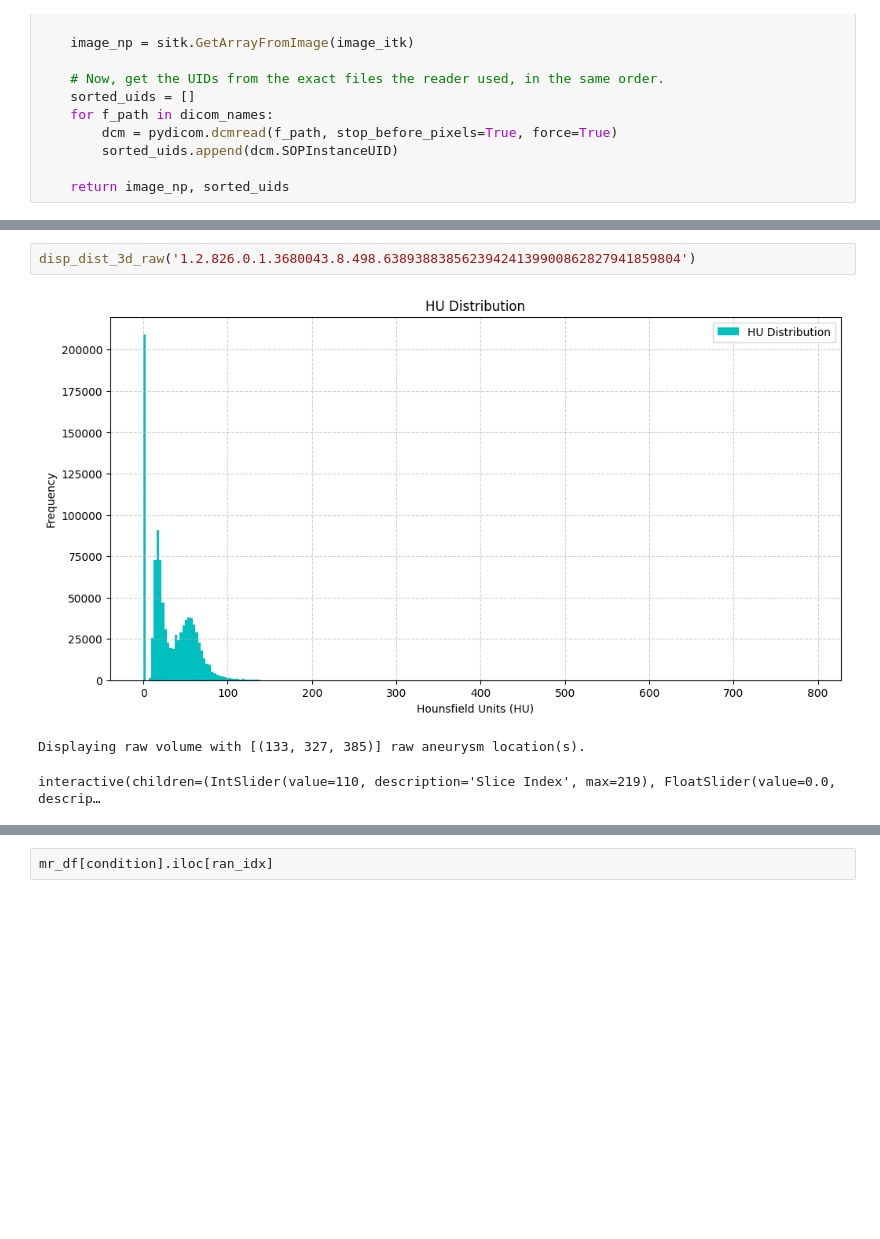
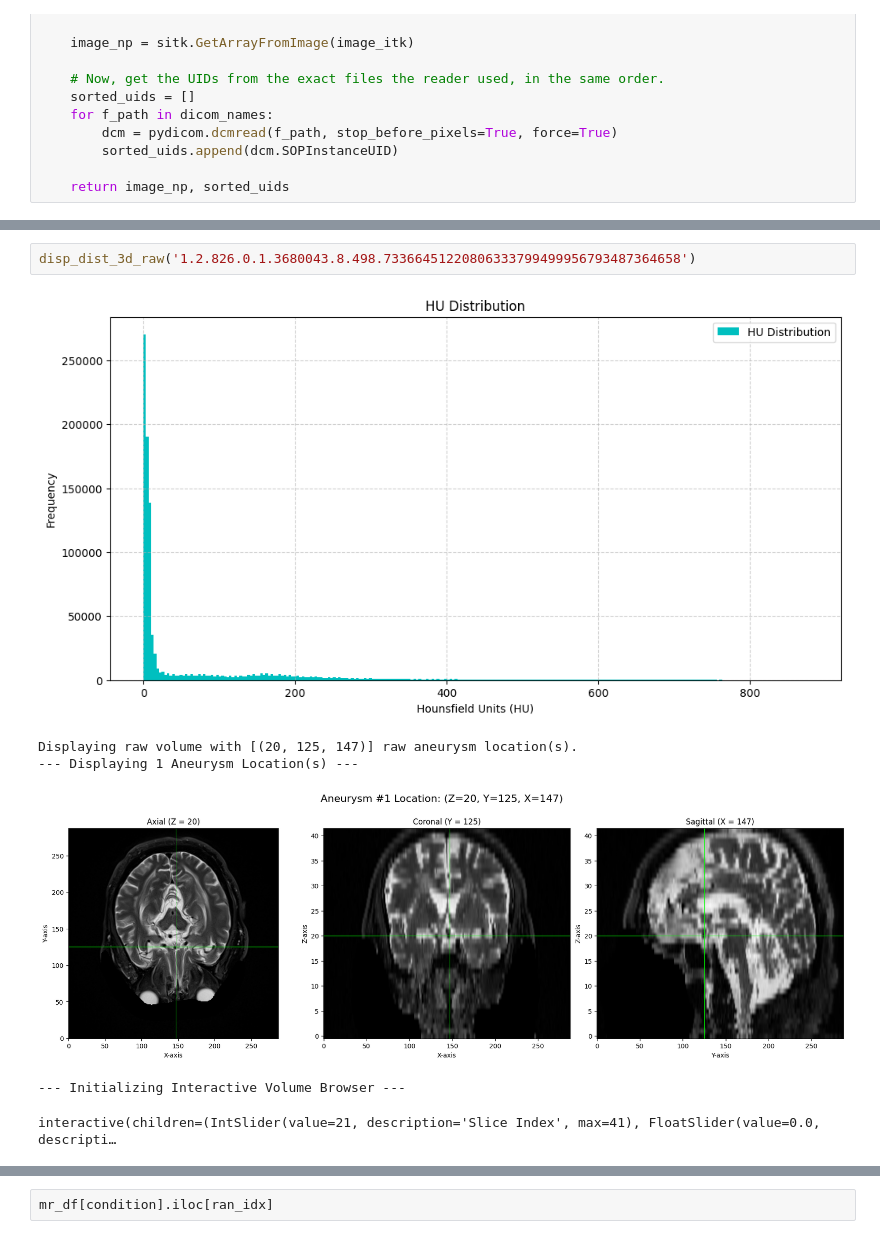
Before and after one commit to BhaveshSolanki32/Aneurysm_detection, a Jupyter notebook: mra.ipynb, the cells around one changed output, grey strips where cells are left out. Cells and saved outputs as stored; diff of their text form; blank space fills up the shorter version.

```diff
--- a/mra.ipynb
+++ b/mra.ipynb
@@ -199,10 +200,13 @@ def disp_dist_3d_raw(img_name, disp_hu=True):
 
     view_3d_volume(proc_img_np, aneurysm_locations_for_viz)
 # %%
-disp_dist_3d_raw('1.2.826.0.1.3680043.8.498.63893883856239424139900862827941859804')
+disp_dist_3d_raw('1.2.826.0.1.3680043.8.498.73366451220806333799499956793487364658')
 # %% [output]
-[figure, old version]
+[figure, new version]
-Displaying raw volume with [(133, 327, 385)] raw aneurysm location(s).
+Displaying raw volume with [(20, 125, 147)] raw aneurysm location(s).
+--- Displaying 1 Aneurysm Location(s) ---
+[figure, added]
-interactive(children=(IntSlider(value=110, description='Slice Index', max=219), FloatSlider(value=0.0, descrip…
+--- Initializing Interactive Volume Browser ---
+interactive(children=(IntSlider(value=21, description='Slice Index', max=41), FloatSlider(value=0.0, descripti…
 # %%
 import time
```
Also changed, not shown: parts of 6 cells of this notebook, 5 other files.
